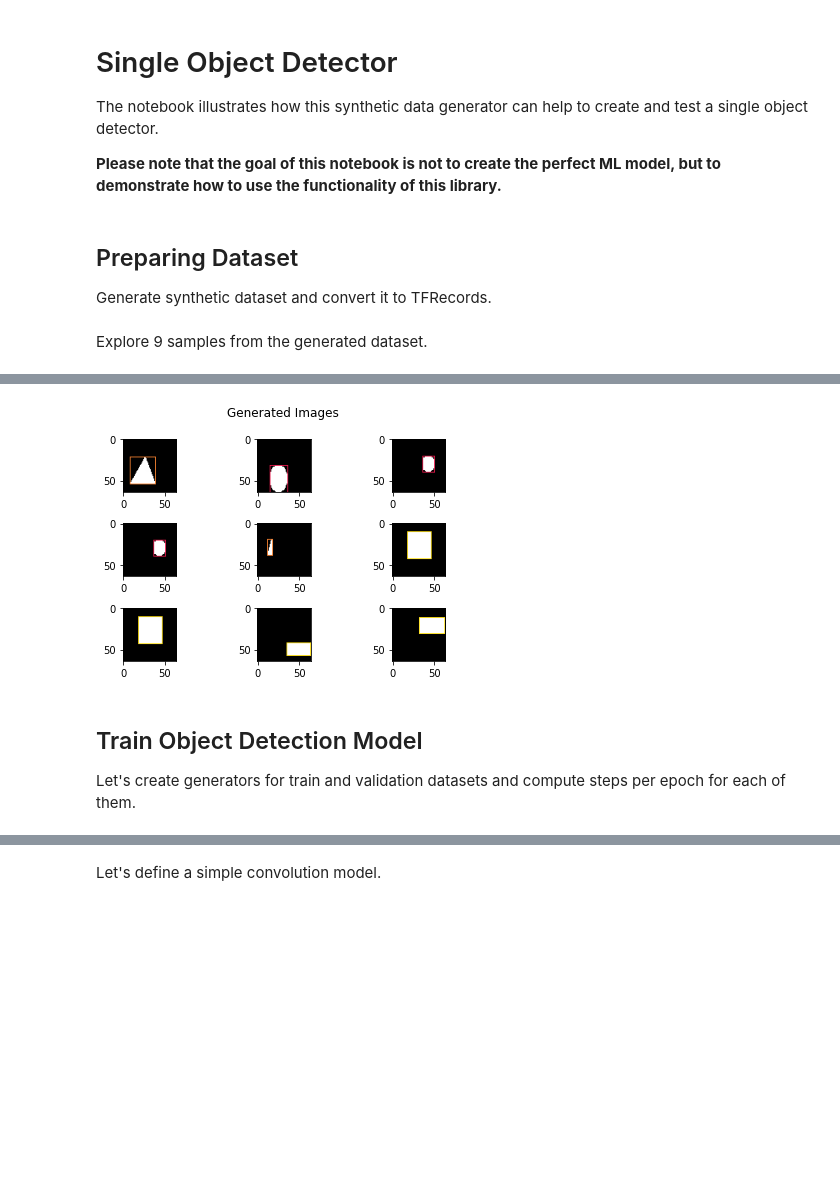
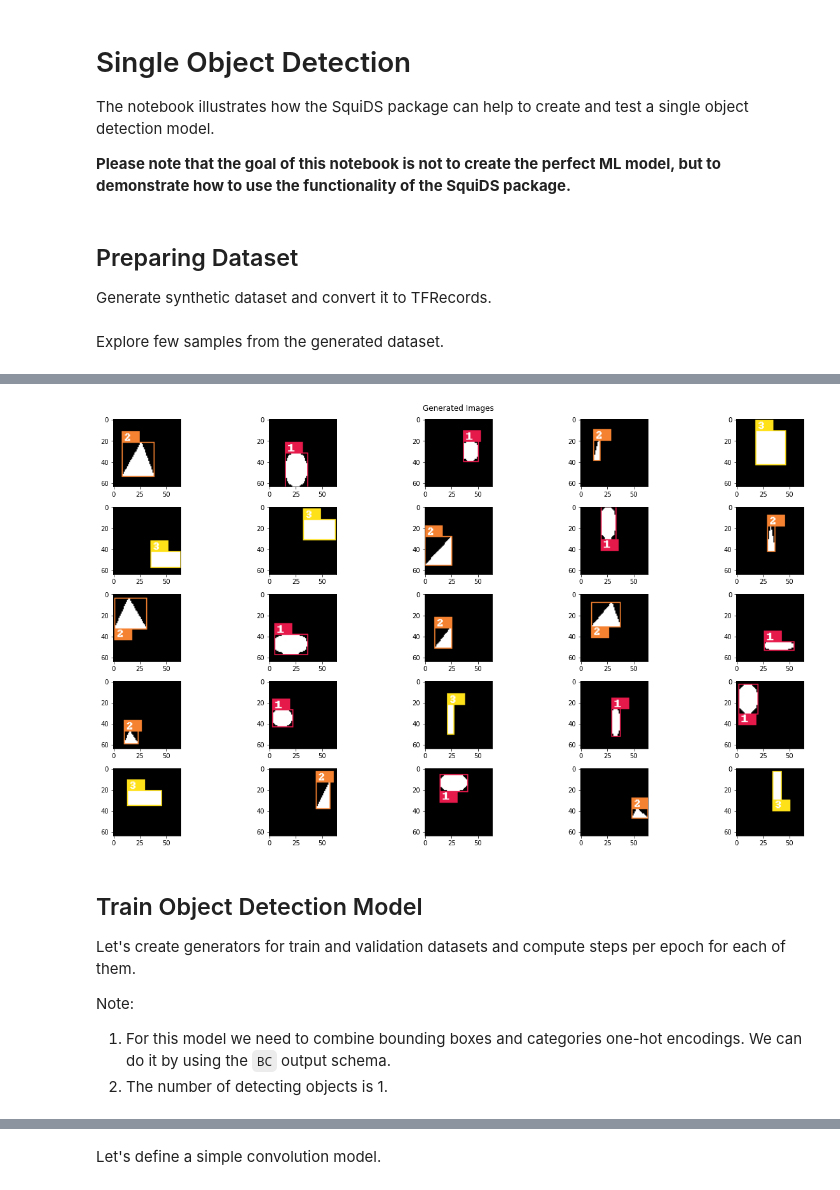
Before and after one commit to mmgalushka/squids, a Jupyter notebook: notebooks/single-object-detector.ipynb, the cells around one changed output, grey strips where cells are left out. Saved outputs shown, nothing was run; the diff lists cells and outputs as text; code cells hidden in the pictures; blank space fills up the shorter version.

Commit message:
Fixed #12: Added example notebooks.

```diff
--- a/notebooks/single-object-detector.ipynb
+++ b/notebooks/single-object-detector.ipynb
@@ -1,9 +1,9 @@
 # %% [markdown]
-# Single Object Detector
+# Single Object Detection
 
-The notebook illustrates how this synthetic data generator can help to create and test a single object detector.
+The notebook illustrates how the SquiDS package can help to create and test a single object detection model.
 
-**Please note that the goal of this notebook is not to create the perfect ML model, but to demonstrate how to use the functionality of this library.**
+**Please note that the goal of this notebook is not to create the perfect ML model, but to demonstrate how to use the functionality of the SquiDS package.**
 # %%
 import sys
 sys.path.insert(0, '..')
@@ -36,7 +37,7 @@ create_dataset(
 create_tfrecords(
     verbose=True)
 # %% [markdown]
-Explore 9 samples from the generated dataset.
+Explore few samples from the generated dataset.
 # %%
 image_ids, _ = explore_tfrecords(
     'dataset/synthetic-tfrecords/instances_train',
@@ -47,12 +48,11 @@ images  = [
     explore_tfrecords(
         'dataset/synthetic-tfrecords/instances_train',
         image_id,
-        with_categories = False,
-        with_bboxes = True,
-        with_segmentations = False,
+        with_categories=True,
+        with_bboxes=True,
         return_artifacts=True
     )[0]
-    for image_id in image_ids[0:10]
+    for image_id in image_ids[0:25]
 ]
 
 plot_images(images, "Generated Images")
@@ -72,6 +60,10 @@ To enable them in other operations, rebuild TensorFlow with the appropriate comp
-[figure, old version]
+[figure, new version]
 # %% [markdown]
 ## Train Object Detection Model
 
 Let's create generators for train and validation datasets and compute steps per epoch for each of them.
+
+Note:
+1. For this model we need to combine bounding boxes and categories one-hot encodings. We can do it by using the `BC` output schema.
+2. The number of detecting objects is 1.
 # %%
```
Also changed, not shown: parts of 13 cells of this notebook, 13 other files.
